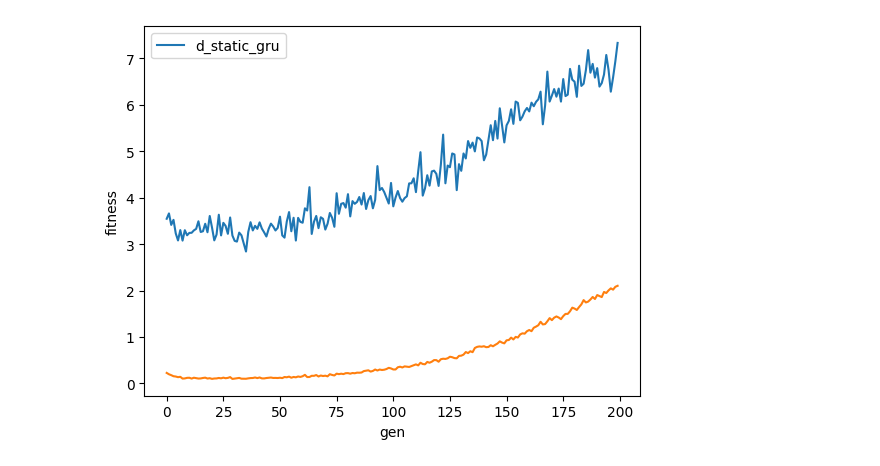
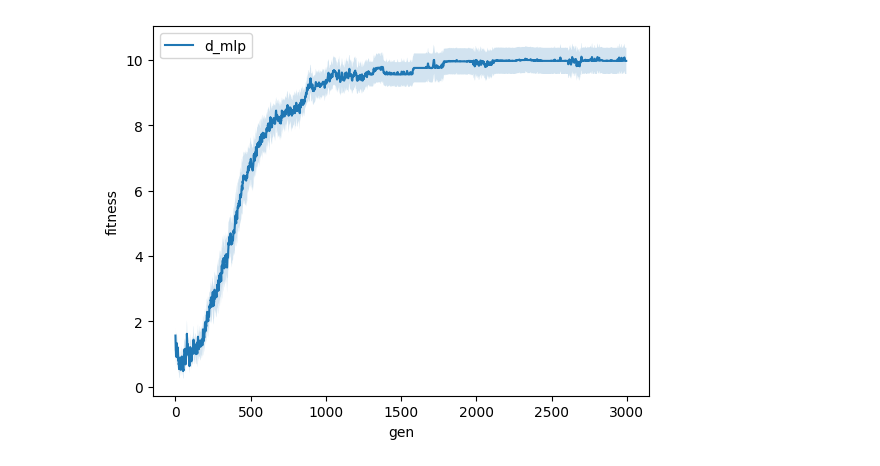
Before and after one commit to Magraz/vmas_rovers, a Jupyter notebook: src/plotting/plot_stat_runs.ipynb, the cells around one changed output. Drawn from its saved outputs; the diff is of its cells as text; code cells hidden in the pictures.

Commit message:
modified path crawling logic

```diff
--- a/src/plotting/plot_stat_runs.ipynb
+++ b/src/plotting/plot_stat_runs.ipynb
@@ -1,21 +1,33 @@
 # %%
 import matplotlib.pyplot as plt
 from collections import defaultdict
+from pathlib import Path
 import csv
 import numpy as np
 import os
+import yaml
 
 def moving_average(x, w):
     return np.convolve(x, np.ones(w), 'valid') / w
 
-trials_start = 0
-trials_finish = 10
+plotting_dir = Path().resolve()
+config_dir = plotting_dir / "config.yaml"
+
+with open(config_dir, "r") as file:
+    config = yaml.safe_load(file)
+
+batch_name = config["batch_name"]
+experiment_names = config["experiment_names"]
+
+stat_run_base_path = plotting_dir.parent / "experiments" / "results"
+
+stat_run_paths = [stat_run_base_path / "_".join((batch_name, experiment)) for experiment in experiment_names]
+
+trials_start = config["trials_start"]
+trials_finish = config["trials_finish"]
+data_points = config["data_points"]
+
 trials = trials_finish-trials_start
-data_points = 200
-stat_run_base_path = "/home/magraz/vmas_rovers/src/experiments/results/"
-experiment_type = "batch_0"
-configurations = ["d_static_gru"]
-stat_run_paths = [os.path.join(stat_run_base_path, "_".join((experiment_type, config))) for config in configurations]
 
 dd_list = []
 
@@ -26,7 +38,7 @@ for i in range(len(stat_run_paths)):
         dd = defaultdict(list)
 
         with open(
-            os.path.join(stat_run_paths[i], "_".join(("trial", str(trial), configurations[i])), "fitness.csv"), "r"
+            os.path.join(stat_run_paths[i], "_".join(("trial", str(trial), experiment_names[i])), "fitness.csv"), "r"
         ) as csvfile:
             for line in csv.DictReader(csvfile):
                 for key, value in line.items():
@@ -41,7 +53,7 @@ best_team_fitness_std_vals = []
 avg_team_fitness_avg_vals = []
 avg_team_fitness_std_vals = []
 
-for i in range(len(configurations)):
+for i in range(len(experiment_names)):
 
     best_team_fitness = []
     avg_team_fitness = []
@@ -50,45 +62,40 @@ for i in range(len(configurations)):
         best_team_fitness.append(np.array(dd["best_team_fitness"][:data_points]))
         avg_team_fitness.append(np.array(dd["avg_team_fitness"][:data_points]))
 
     best_team_fitness = np.array(best_team_fitness)
     avg_team_fitness = np.array(avg_team_fitness)
 
     best_team_fitness_avg_vals.append(np.mean(best_team_fitness, axis=0))
     best_team_fitness_std_vals.append(np.std(best_team_fitness, axis=0))
 
     avg_team_fitness_avg_vals.append(np.mean(avg_team_fitness, axis=0))
     avg_team_fitness_std_vals.append(np.std(avg_team_fitness, axis=0))
 
 
 fig = plt.figure()
 ax = fig.add_subplot(111)
 
-window_size = 1
+window_size = 4
 
-for best_fitness_avg, avg_fitness_avg in zip(best_team_fitness_avg_vals,avg_team_fitness_avg_vals):
-    # window_avg = np.lib.stride_tricks.sliding_window_view(avg, window_size)
-    # window_std = np.lib.stride_tricks.sliding_window_view(std, window_size)
-
-    # moving_avg = np.mean(window_avg, axis=-1)
-    # moving_std = np.mean(window_std, axis=-1)
+for best_fitness_avg, avg_fitness_avg, std_vals in zip(best_team_fitness_avg_vals,avg_team_fitness_avg_vals, best_team_fitness_std_vals):
 
     best_fitness_moving_avg = moving_average(best_fitness_avg, window_size)
-    avg_fitness_moveing_avg = moving_average(avg_fitness_avg, window_size)
-    # moving_std = moving_average(std, window_size)
+    avg_fitness_moving_avg = moving_average(avg_fitness_avg, window_size)
+    moving_std = moving_average(std_vals, window_size)
 
-    # std_plus = moving_avg + moving_std/np.sqrt(trials)
-    # std_minus = moving_avg - moving_std/np.sqrt(trials)
+    std_plus = best_fitness_moving_avg + moving_std/np.sqrt(trials)
+    std_minus = best_fitness_moving_avg - moving_std/np.sqrt(trials)
 
     ax.plot(best_fitness_moving_avg)
-    ax.plot(avg_fitness_moveing_avg)
+    # ax.plot(avg_fitness_moving_avg)
     # ax.plot(moving_std)
-    # ax.fill_between(np.linspace(0, moving_avg.shape[0], moving_avg.shape[0]), std_plus, std_minus, alpha=0.2)
+    ax.fill_between(np.linspace(0, best_fitness_moving_avg.shape[0], best_fitness_moving_avg.shape[0]), std_plus, std_minus, alpha=0.2, label="_nolegend_")
 
 ax.set_xlabel("gen")
 ax.set_ylabel("fitness")
 
-plt.legend(configurations)
+plt.legend(experiment_names)
 
 plt.show()
 # %% [output]
-[figure, old version]
+[figure, new version]
```
Also changed, not shown: 5 other files.
